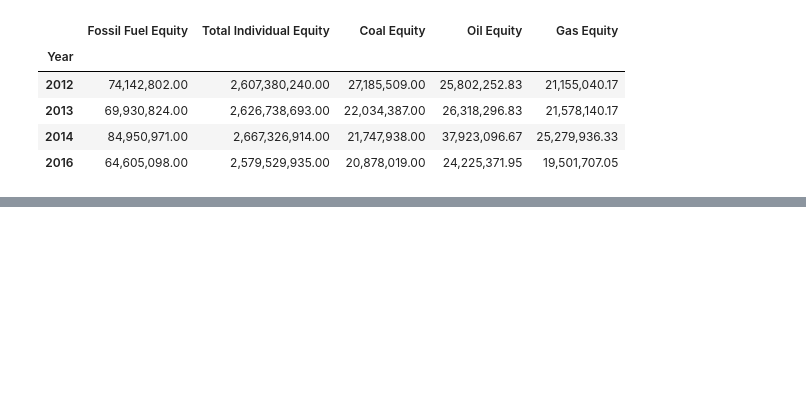
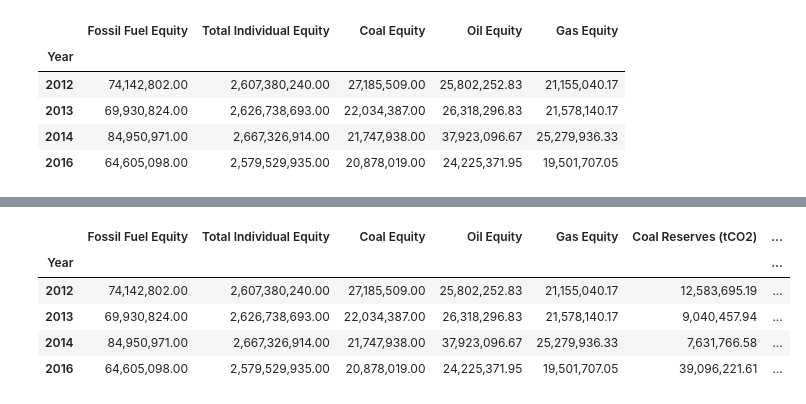
Before and after one commit to jimmycdunn/fossil-fuel-equity-finder, a Jupyter notebook: dev.ipynb, the cells around one changed output, grey strips where cells are left out. Cells and saved outputs as stored; diff of their text form; code cells hidden in the pictures; blank space fills up the shorter version.

```diff
--- a/dev.ipynb
+++ b/dev.ipynb
@@ -70,0 +87,12 @@ benchmark.plot_fossil_fuel_equity()
+# %%
+# this code cell aggregates equity and reserves by fuel type by year
+data = benchmark.get_tables()
+aggregateTable = benchmark.aggregate_table()
+aggregateTable
+# %% [output]
+|  | Fossil Fuel Equity | Total Individual Equity | Coal Equity | Oil Equity | Gas Equity | Coal Reserves (tCO2) | ... |
+| Year |  |  |  |  |  |  | ... |
+| 2012 | 74,142,802.00 | 2,607,380,240.00 | 27,185,509.00 | 25,802,252.83 | 21,155,040.17 | 12,583,695.19 | ... |
+| 2013 | 69,930,824.00 | 2,626,738,693.00 | 22,034,387.00 | 26,318,296.83 | 21,578,140.17 | 9,040,457.94 | ... |
+| 2014 | 84,950,971.00 | 2,667,326,914.00 | 21,747,938.00 | 37,923,096.67 | 25,279,936.33 | 7,631,766.58 | ... |
+| 2016 | 64,605,098.00 | 2,579,529,935.00 | 20,878,019.00 | 24,225,371.95 | 19,501,707.05 | 39,096,221.61 | ... |
```
Also changed, not shown: parts of 10 cells of this notebook, 1 other file.
